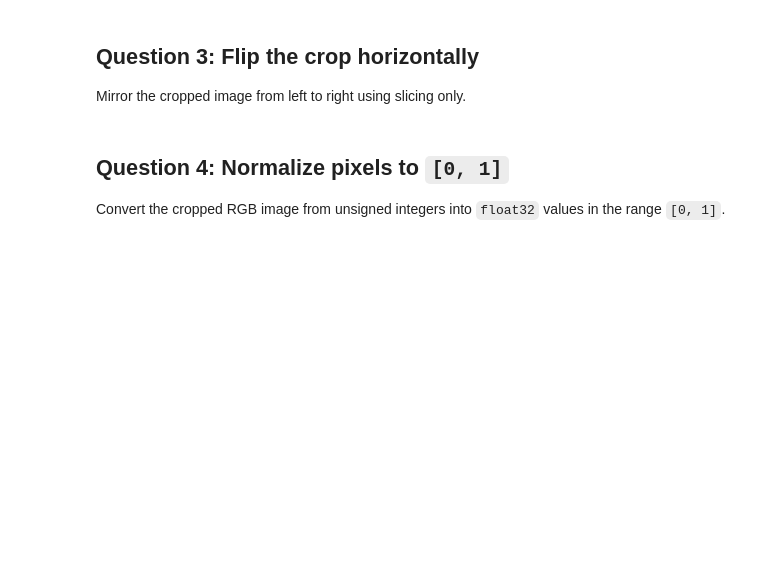
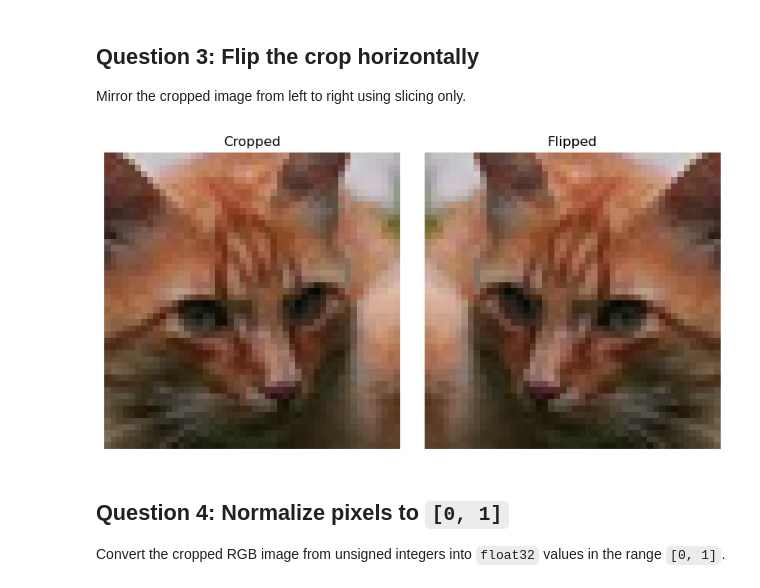
Before and after one commit to vgu-dsai-2026/lab-1-numpy-hoa-xinh, a Jupyter notebook: notebook.ipynb, the cells around one changed output. Cells and saved outputs as stored; diff of their text form; code cells hidden in the pictures; blank space fills up the shorter version.

```diff
--- a/notebook.ipynb
+++ b/notebook.ipynb
@@ -195,18 +196,19 @@ NotImplementedError: Implement a centered crop with slicing.
 Mirror the cropped image from left to right using slicing only.
 # %%
 def flip_horizontal(image: np.ndarray) -> np.ndarray:
-    # TODO: return a left-right flipped copy using slicing.
-    raise NotImplementedError("Flip the image horizontally with slicing.")
-
+    flipped = image[:, ::-1]
+    return flipped
 
 flipped_image = flip_horizontal(cropped_image)
 show_image_gallery(
     [cropped_image, flipped_image],
     titles=["Cropped", "Flipped"],
     ncols=2,
     figsize=(8, 4),
 )
 plt.show()
+# %% [output]
+[figure, added]
 # %% [markdown]
 ## Question 4: Normalize pixels to `[0, 1]`
 
```
Also changed, not shown: parts of 10 cells of this notebook, 1 other file.
